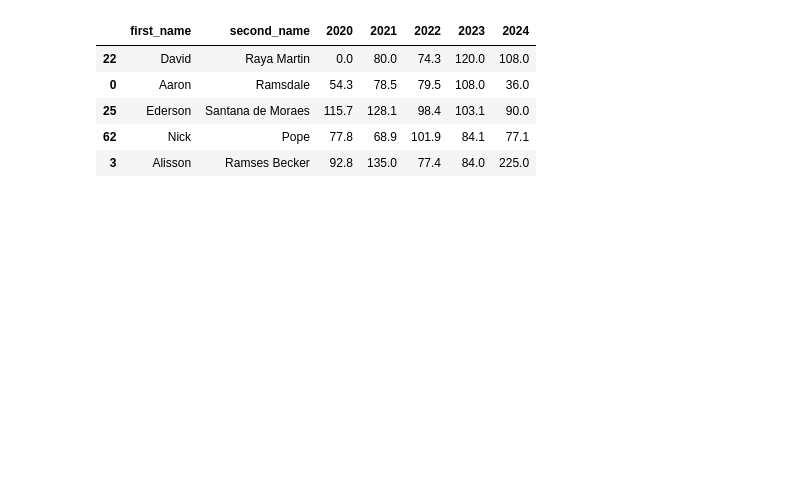
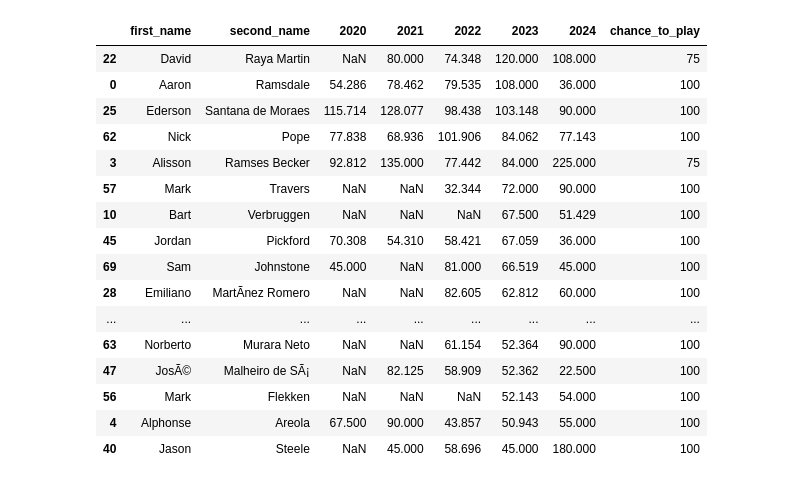
Before and after one commit to vrutkovs/fpl, a Jupyter notebook: gks_experiments.ipynb, the cells around one changed output. Drawn from its saved outputs; the diff is of its cells as text; code cells hidden in the pictures; blank space fills up the shorter version.

```diff
--- a/gks_experiments.ipynb
+++ b/gks_experiments.ipynb
@@ -3,20 +3,23 @@ import pandas as pd
 import numpy as np
 
 pd.options.mode.chained_assignment = None
-pd.set_option("display.precision", 1)
-
+pd.set_option("display.precision", 3)
+pd.set_option('future.no_silent_downcasting', True)
 
 def getMinutesPerConceded(row: pd.Series) -> pd.Series:
   if row["goals_conceded"] == 0:
     return np.nan
   return row['minutes'] / row['goals_conceded']
 
-def affordable_gks_for_year(folderlabel: str) -> pd.DataFrame:
+def gks_for_year(year: int) -> pd.DataFrame:
+  folderlabel = foldername_from_year(year)
   df = pd.read_csv(f"data/{folderlabel}/cleaned_players.csv", encoding = "iso-8859-1")
-  gks = df[df["element_type"]=="GK"]
-  played_gks = gks.loc[df['minutes'] != 0]
+  return df[df["element_type"]=="GK"]
 
-  year = year_from_foldername(folderlabel)
+def affordable_gks_for_year(year: int) -> pd.DataFrame:
+  gks = gks_for_year(year)
+  played_gks = gks.loc[gks['minutes'] != 0]
+
   played_gks[year] = played_gks.apply(getMinutesPerConceded, axis=1)
   played_gks.dropna(subset=[year], inplace=True)
   best_gks = played_gks.sort_values(by=year, ascending=False)
@@ -30,38 +33,69 @@ def year_from_foldername(foldername: str) -> int:
   return int(foldername.split("-")[0])
 # %%
 start_year = 2020
-last_year = 2024
+current_year = 2024
 
-df = affordable_gks_for_year(foldername_from_year(start_year))
+affordable_gks = affordable_gks_for_year(start_year)
 
-for x in range(start_year+1, last_year+1):
-  foldername = foldername_from_year(x)
-  second_df = affordable_gks_for_year(foldername)
-  df = pd.merge(
-      left=df,
+for x in range(start_year+1, current_year+1):
+  second_df = affordable_gks_for_year(x)
+  affordable_gks = pd.merge(
+      left=affordable_gks,
       right=second_df,
       how='outer',
       left_on=['first_name', 'second_name'],
       right_on=['first_name', 'second_name'],
   )
 
+# Drop players unavailable for this round
+current_year_folderlabel = foldername_from_year(current_year)
+raw_players = pd.read_csv(f"data/{current_year_folderlabel}/players_raw.csv", encoding = "iso-8859-1")
+
 # Drop NA in any of two columns
 # filters out unavailable now
 # filter out newcomers with outlying results
-previous_year = last_year - 1
-df.dropna(subset=[previous_year, last_year], inplace=True)
+last_year = current_year - 1
+affordable_gks.dropna(subset=[last_year, current_year], inplace=True)
 
-# Replace other NA with 0
-df.fillna(0, inplace=True)
+# Drop players unavailable for this round
 
-# Show top 10 GKs w/ precision set to 1
-pd.set_option("display.precision", 1)
-df.sort_values(by=previous_year, ascending=False, inplace=True)
-df.head()
+def chance_of_playing_this_round(player: pd.Series) -> int:
+  found_players = raw_players[
+    (raw_players["first_name"]==player["first_name"]) &
+    (raw_players["second_name"]==player["second_name"])
+  ]
+  if found_players.empty:
+    player["chance_to_play"] = 0
+    return player
+    result
+  first_row = found_players.fillna(100).iloc[0]["chance_of_playing_this_round"]
+  player["chance_to_play"] = first_row.astype(int)
+  return player
+
+affordable_gks = affordable_gks.apply(chance_of_playing_this_round, axis=1)
+affordable_gks.dropna(subset=["chance_to_play"], inplace=True)
+
+unavailable_gks = affordable_gks[affordable_gks["chance_to_play"] < 75]
+affordable_gks.drop(unavailable_gks.index, inplace=True)
+
+# # Show top 10 GKs w/ precision set to 1
+affordable_gks.sort_values(by=last_year, ascending=False, inplace=True)
+affordable_gks
 # %% [output]
-|  | first_name | second_name | 2020 | 2021 | 2022 | 2023 | 2024 |
-| 22 | David | Raya Martin | 0.0 | 80.0 | 74.3 | 120.0 | 108.0 |
-| 0 | Aaron | Ramsdale | 54.3 | 78.5 | 79.5 | 108.0 | 36.0 |
-| 25 | Ederson | Santana de Moraes | 115.7 | 128.1 | 98.4 | 103.1 | 90.0 |
-| 62 | Nick | Pope | 77.8 | 68.9 | 101.9 | 84.1 | 77.1 |
-| 3 | Alisson | Ramses Becker | 92.8 | 135.0 | 77.4 | 84.0 | 225.0 |
+|  | first_name | second_name | 2020 | 2021 | 2022 | 2023 | 2024 | chance_to_play |
+| 22 | David | Raya Martin | NaN | 80.000 | 74.348 | 120.000 | 108.000 | 75 |
+| 0 | Aaron | Ramsdale | 54.286 | 78.462 | 79.535 | 108.000 | 36.000 | 100 |
+| 25 | Ederson | Santana de Moraes | 115.714 | 128.077 | 98.438 | 103.148 | 90.000 | 100 |
+| 62 | Nick | Pope | 77.838 | 68.936 | 101.906 | 84.062 | 77.143 | 100 |
+| 3 | Alisson | Ramses Becker | 92.812 | 135.000 | 77.442 | 84.000 | 225.000 | 75 |
+| 57 | Mark | Travers | NaN | NaN | 32.344 | 72.000 | 90.000 | 100 |
+| 10 | Bart | Verbruggen | NaN | NaN | NaN | 67.500 | 51.429 | 100 |
+| 45 | Jordan | Pickford | 70.308 | 54.310 | 58.421 | 67.059 | 36.000 | 100 |
+| 69 | Sam | Johnstone | 45.000 | NaN | 81.000 | 66.519 | 45.000 | 100 |
+| 28 | Emiliano | MartÃ­nez Romero | NaN | NaN | 82.605 | 62.812 | 60.000 | 100 |
+| ... | ... | ... | ... | ... | ... | ... | ... | ... |
+| 63 | Norberto | Murara Neto | NaN | NaN | 61.154 | 52.364 | 90.000 | 100 |
+| 47 | JosÃ© | Malheiro de SÃ¡ | NaN | 82.125 | 58.909 | 52.362 | 22.500 | 100 |
+| 56 | Mark | Flekken | NaN | NaN | NaN | 52.143 | 54.000 | 100 |
+| 4 | Alphonse | Areola | 67.500 | 90.000 | 43.857 | 50.943 | 55.000 | 100 |
+| 40 | Jason | Steele | NaN | 45.000 | 58.696 | 45.000 | 180.000 | 100 |
```
Also changed, not shown: parts of 4 cells of this notebook.
